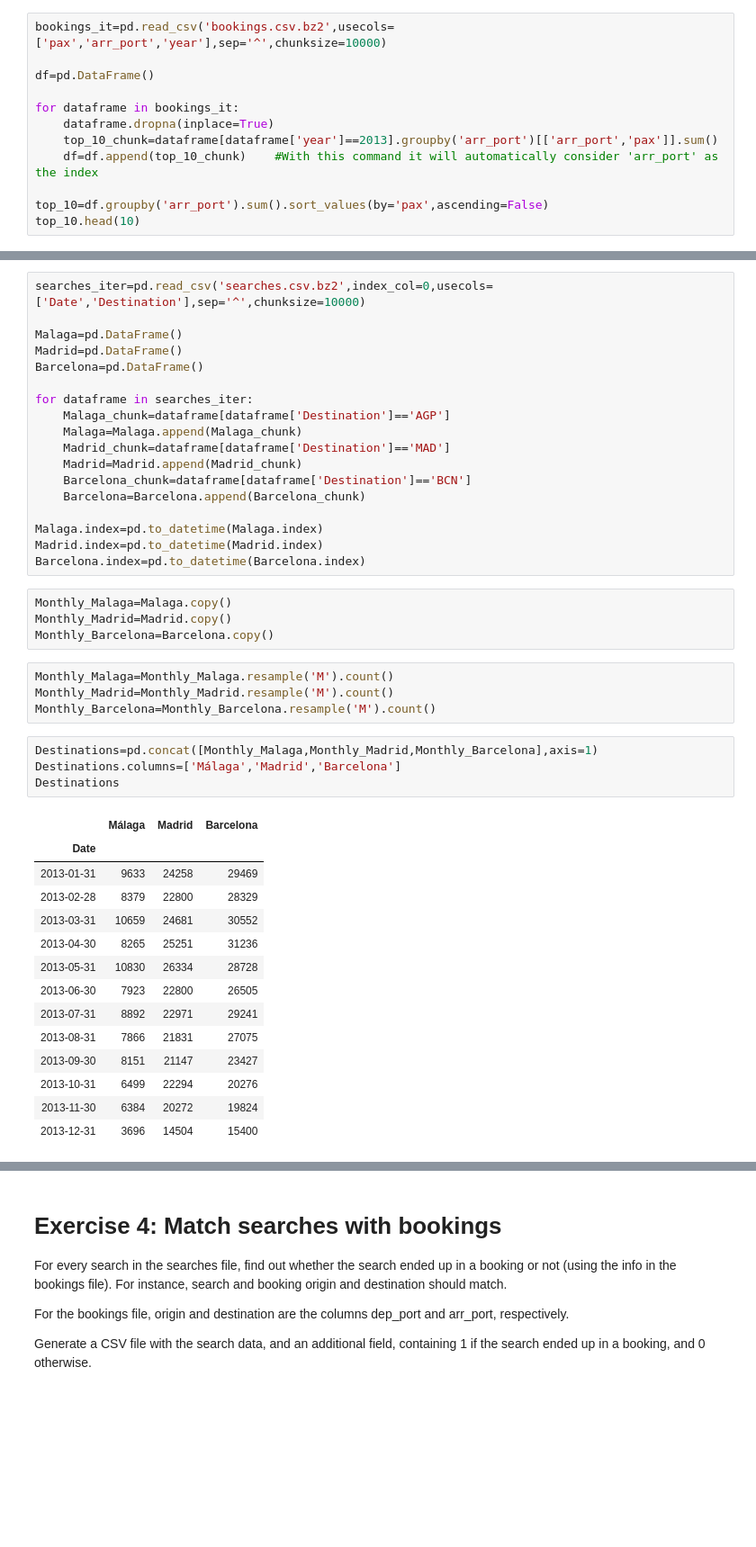
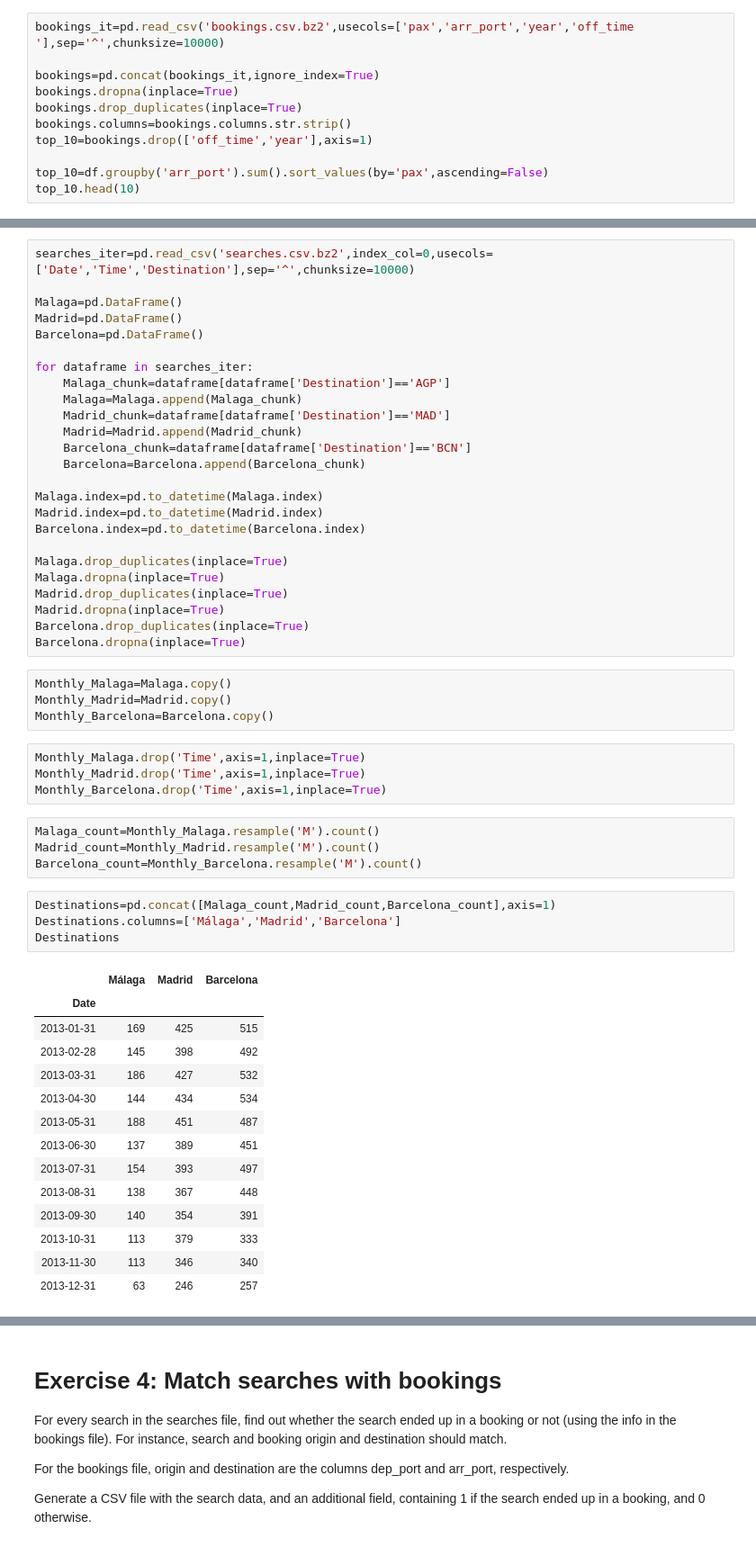
Before and after one commit to JoelDela/Master-Data-Science, a Jupyter notebook: Data_Science_Challenge/Data_Science_Challenge.ipynb, the cells around one changed output, grey strips where cells are left out. Shown at 90% size. Drawn from its saved outputs; the diff is of its cells as text; blank space fills up the shorter version.

Commit message:
Data Science Challenge updated before class

```diff
--- a/Data_Science_Challenge/Data_Science_Challenge.ipynb
+++ b/Data_Science_Challenge/Data_Science_Challenge.ipynb
@@ -184,14 +186,13 @@ top_10_chunk.head()
 # %% [markdown]
 Now we will write everything in one code, selecting only the columns that we want to use in order to use less memory usage:
 # %%
-bookings_it=pd.read_csv('bookings.csv.bz2',usecols=['pax','arr_port','year'],sep='^',chunksize=10000)
+bookings_it=pd.read_csv('bookings.csv.bz2',usecols=['pax','arr_port','year','off_time           '],sep='^',chunksize=10000)
 
-df=pd.DataFrame()
-
-for dataframe in bookings_it:
-    dataframe.dropna(inplace=True)
-    top_10_chunk=dataframe[dataframe['year']==2013].groupby('arr_port')[['arr_port','pax']].sum()
-    df=df.append(top_10_chunk)    #With this command it will automatically consider 'arr_port' as the index
+bookings=pd.concat(bookings_it,ignore_index=True)
+bookings.dropna(inplace=True)
+bookings.drop_duplicates(inplace=True)
+bookings.columns=bookings.columns.str.strip()
+top_10=bookings.drop(['off_time','year'],axis=1)
 
 top_10=df.groupby('arr_port').sum().sort_values(by='pax',ascending=False)
 top_10.head(10)
@@ -393,7 +394,7 @@ Barcelona_chunk.resample('M').count()
 ### Working with the whole dataset
 Now we can pass this to a loop as we did in the last exercise:
 # %%
-searches_iter=pd.read_csv('searches.csv.bz2',index_col=0,usecols=['Date','Destination'],sep='^',chunksize=10000)
+searches_iter=pd.read_csv('searches.csv.bz2',index_col=0,usecols=['Date','Time','Destination'],sep='^',chunksize=10000)
 
 Malaga=pd.DataFrame()
 Madrid=pd.DataFrame()
@@ -410,33 +411,44 @@ for dataframe in searches_iter:
 Malaga.index=pd.to_datetime(Malaga.index)
 Madrid.index=pd.to_datetime(Madrid.index)
 Barcelona.index=pd.to_datetime(Barcelona.index)
+
+Malaga.drop_duplicates(inplace=True)
+Malaga.dropna(inplace=True)
+Madrid.drop_duplicates(inplace=True)
+Madrid.dropna(inplace=True)
+Barcelona.drop_duplicates(inplace=True)
+Barcelona.dropna(inplace=True)
 # %%
 Monthly_Malaga=Malaga.copy()
 Monthly_Madrid=Madrid.copy()
 Monthly_Barcelona=Barcelona.copy()
+# %%
+Monthly_Malaga.drop('Time',axis=1,inplace=True)
+Monthly_Madrid.drop('Time',axis=1,inplace=True)
+Monthly_Barcelona.drop('Time',axis=1,inplace=True)
 # %%
-Monthly_Malaga=Monthly_Malaga.resample('M').count()
-Monthly_Madrid=Monthly_Madrid.resample('M').count()
-Monthly_Barcelona=Monthly_Barcelona.resample('M').count()
+Malaga_count=Monthly_Malaga.resample('M').count()
+Madrid_count=Monthly_Madrid.resample('M').count()
+Barcelona_count=Monthly_Barcelona.resample('M').count()
 # %%
-Destinations=pd.concat([Monthly_Malaga,Monthly_Madrid,Monthly_Barcelona],axis=1)
+Destinations=pd.concat([Malaga_count,Madrid_count,Barcelona_count],axis=1)
 Destinations.columns=['Málaga','Madrid','Barcelona']
 Destinations
 # %% [output]
 |  | Málaga | Madrid | Barcelona |
 | Date |  |  |  |
-| 2013-01-31 | 9633 | 24258 | 29469 |
-| 2013-02-28 | 8379 | 22800 | 28329 |
-| 2013-03-31 | 10659 | 24681 | 30552 |
-| 2013-04-30 | 8265 | 25251 | 31236 |
-| 2013-05-31 | 10830 | 26334 | 28728 |
-| 2013-06-30 | 7923 | 22800 | 26505 |
-| 2013-07-31 | 8892 | 22971 | 29241 |
-| 2013-08-31 | 7866 | 21831 | 27075 |
-| 2013-09-30 | 8151 | 21147 | 23427 |
-| 2013-10-31 | 6499 | 22294 | 20276 |
-| 2013-11-30 | 6384 | 20272 | 19824 |
-| 2013-12-31 | 3696 | 14504 | 15400 |
+| 2013-01-31 | 169 | 425 | 515 |
+| 2013-02-28 | 145 | 398 | 492 |
+| 2013-03-31 | 186 | 427 | 532 |
+| 2013-04-30 | 144 | 434 | 534 |
+| 2013-05-31 | 188 | 451 | 487 |
+| 2013-06-30 | 137 | 389 | 451 |
+| 2013-07-31 | 154 | 393 | 497 |
+| 2013-08-31 | 138 | 367 | 448 |
+| 2013-09-30 | 140 | 354 | 391 |
+| 2013-10-31 | 113 | 379 | 333 |
+| 2013-11-30 | 113 | 346 | 340 |
+| 2013-12-31 | 63 | 246 | 257 |
 # %%
 Destinations.plot()
 plt.grid(True)
```
Also changed, not shown: parts of 38 cells of this notebook, 1 other file.
